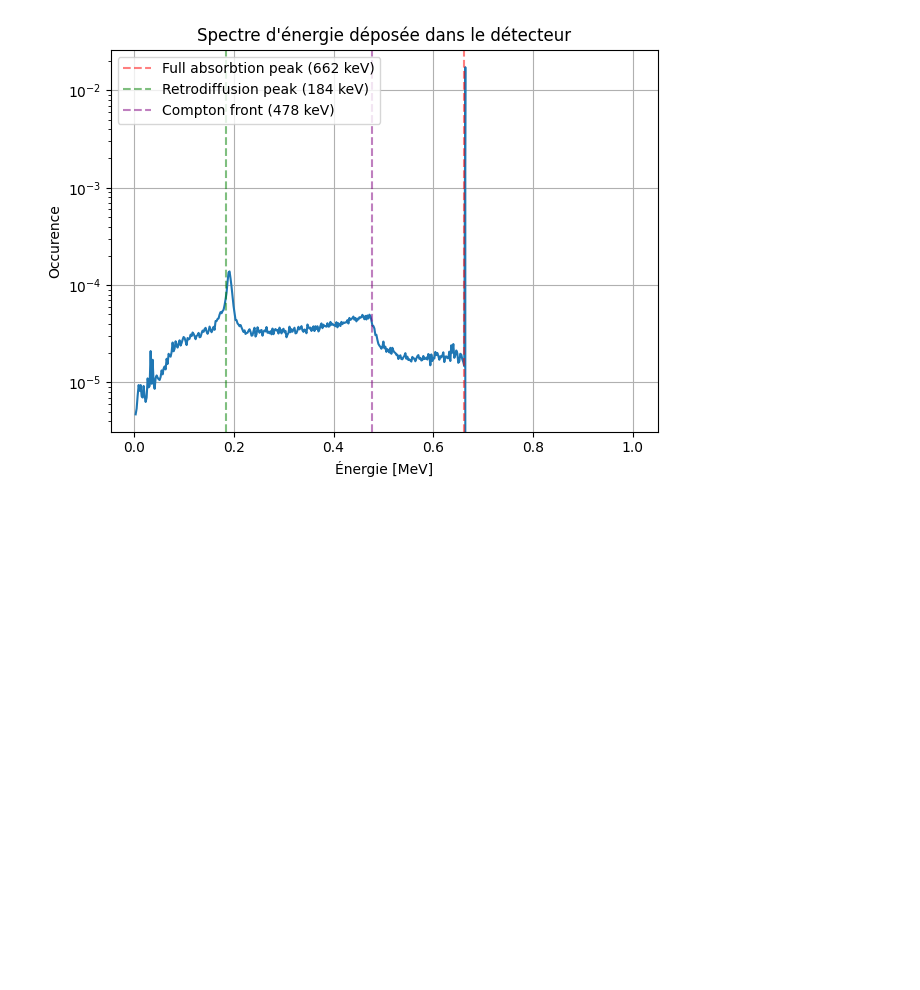
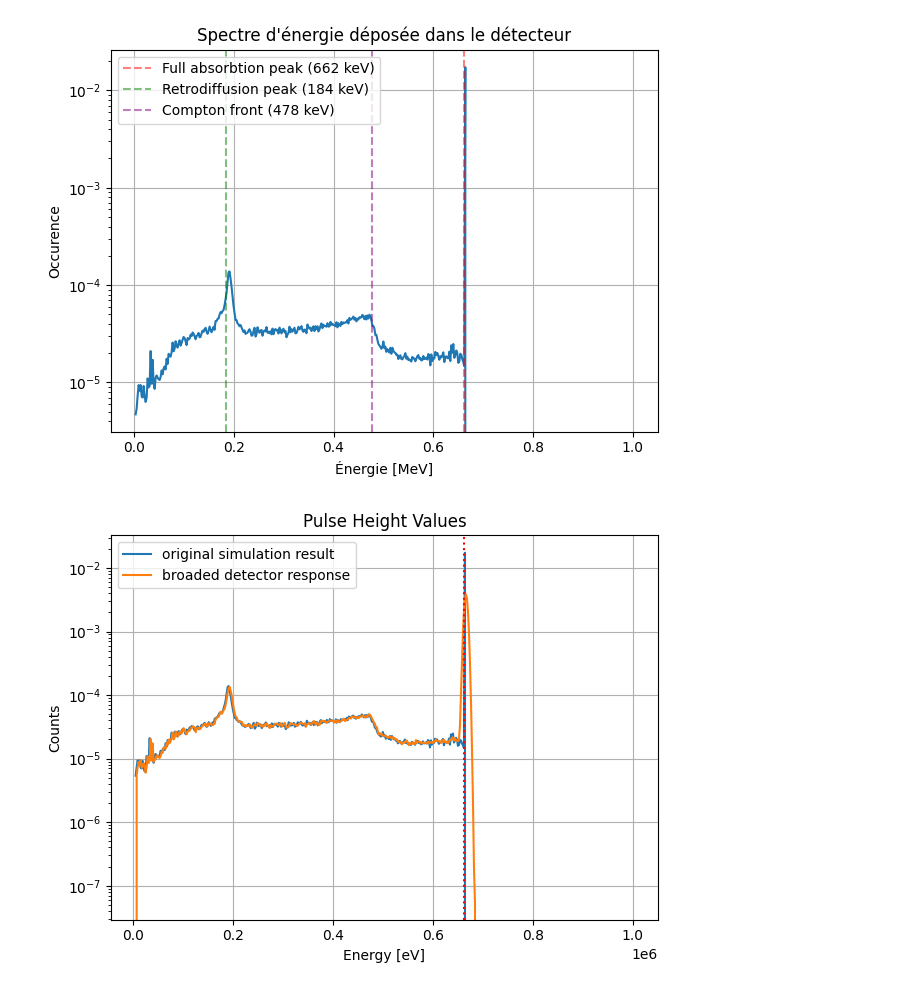
Before and after one commit to simonfouc120/open-mc-project, a Jupyter notebook: src/studies/simulation_cs_137/note_book/cesium_simulation.ipynb, the cells around one changed output. Cells and saved outputs as stored; diff of their text form; code cells hidden in the pictures; blank space fills up the shorter version.

```diff
--- a/src/studies/simulation_cs_137/note_book/cesium_simulation.ipynb
+++ b/src/studies/simulation_cs_137/note_book/cesium_simulation.ipynb
@@ -244,3 +247,31 @@ plt.savefig(CWD / "spectrum.png")
 plt.show()
 # %% [output]
 [figure]
+# %%
+a, b, c = 0.2, 0.4, 0.001
+number_broadening_samples = 1e6
+
+def gauss(E, a=a, b=b, c=c):
+    sigma = (a + b * (E + c * E**2)**0.5) / (2 * (2 * np.log(2))**0.5)
+    return np.random.normal(loc=E, scale=sigma)
+
+samples = np.random.choice(energy_bin_centers[1:], size=int(number_broadening_samples), p=pulse_height_values[1:]/np.sum(pulse_height_values[1:]))
+broaded_pulse_height_values = gaussian_energy_broadening(samples, a=a, b=b, c=c)
+
+broaded_spectrum, _ = np.histogram(broaded_pulse_height_values, bins=energy_bins)
+renormalized_broaded_spectrum = broaded_spectrum / np.sum(broaded_spectrum) * np.sum(pulse_height_values[1:])
+# %%
+plt.figure()
+
+plt.semilogy(energy_bin_centers[1:], pulse_height_values[1:], label="original simulation result")
+plt.semilogy(energy_bin_centers[1:], renormalized_broaded_spectrum[1:], label="broaded detector response")
+
+plt.axvline(x=661_700, color="red", ls=":")                           # source_2
+plt.legend()
+plt.xlabel('Energy [eV]')
+plt.ylabel('Counts')
+plt.title('Pulse Height Values')
+plt.grid(True)
+plt.tight_layout()
+# %% [output]
+[figure, added]
```
Also changed, not shown: parts of 6 cells of this notebook, 2 other files.
